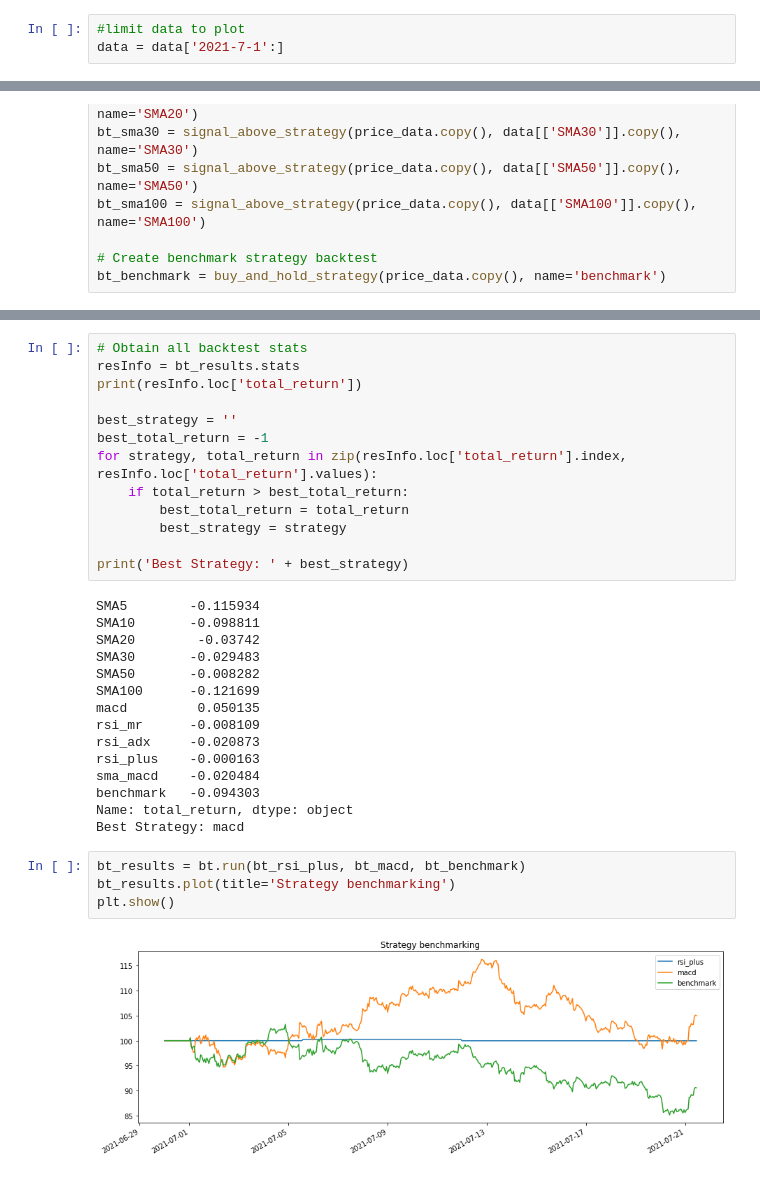
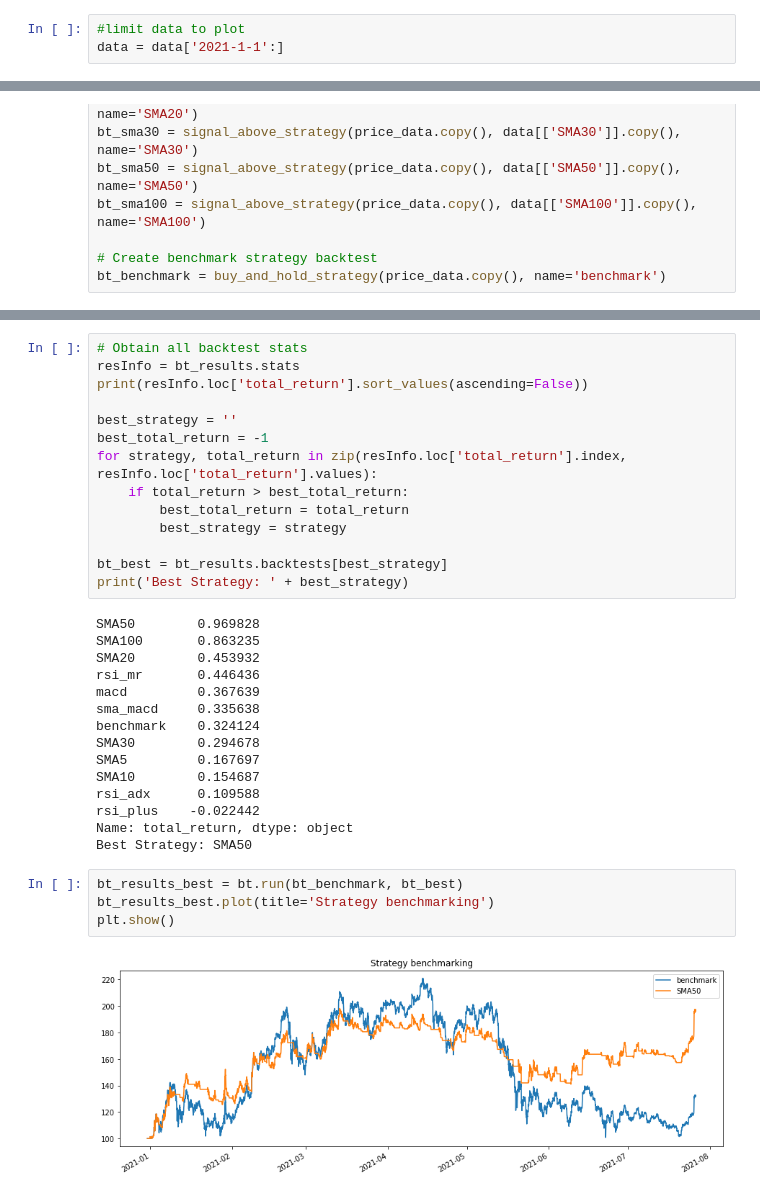
Before and after one commit to evandroagnes/cryptocurrencies-trading, a Jupyter notebook: cryptocurrencies_analysis.ipynb, the cells around one changed output, grey strips where cells are left out. Drawn from its saved outputs; the diff is of its cells as text.

Commit message:
Including plot for best strategy comparing to benchmark (buy and hold)

```diff
--- a/cryptocurrencies_analysis.ipynb
+++ b/cryptocurrencies_analysis.ipynb
@@ -166,7 +167,7 @@ data['UpperBBand'], data['MidiBBand'], data['LowerBBand'] = bbands(data.ClosePri
 #data.to_csv(filename)
 # %%
 #limit data to plot
-data = data['2021-7-1':]
+data = data['2021-1-1':]
 # %%
 from technical_indicator_utils import fibonacci_retracement_levels
 
@@ -423,7 +424,7 @@ Win 12m %            -           -           -           -           -
 # %%
 # Obtain all backtest stats
 resInfo = bt_results.stats
-print(resInfo.loc['total_return'])
+print(resInfo.loc['total_return'].sort_values(ascending=False))
 
 best_strategy = ''
 best_total_return = -1
@@ -432,28 +433,29 @@ for strategy, total_return in zip(resInfo.loc['total_return'].index, resInfo.loc
         best_total_return = total_return
         best_strategy = strategy
 
+bt_best = bt_results.backtests[best_strategy]
 print('Best Strategy: ' + best_strategy)
 # %% [output]
-SMA5        -0.115934
-SMA10       -0.098811
-SMA20        -0.03742
-SMA30       -0.029483
-SMA50       -0.008282
-SMA100      -0.121699
-macd         0.050135
-rsi_mr      -0.008109
-rsi_adx     -0.020873
-rsi_plus    -0.000163
-sma_macd    -0.020484
-benchmark   -0.094303
+SMA50        0.969828
+SMA100       0.863235
+SMA20        0.453932
+rsi_mr       0.446436
+macd         0.367639
+sma_macd     0.335638
+benchmark    0.324124
+SMA30        0.294678
+SMA5         0.167697
+SMA10        0.154687
+rsi_adx      0.109588
+rsi_plus    -0.022442
 Name: total_return, dtype: object
-Best Strategy: macd
+Best Strategy: SMA50
 # %%
-bt_results = bt.run(bt_rsi_plus, bt_macd, bt_benchmark)
-bt_results.plot(title='Strategy benchmarking')
+bt_results_best = bt.run(bt_benchmark, bt_best)
+bt_results_best.plot(title='Strategy benchmarking')
 plt.show()
 # %% [output]
-[figure, old version]
+[figure, new version]
 # %%
 # Plot the backtest result
 bt_results.plot(title='Backtest result')
```
Also changed, not shown: parts of 26 cells of this notebook.
